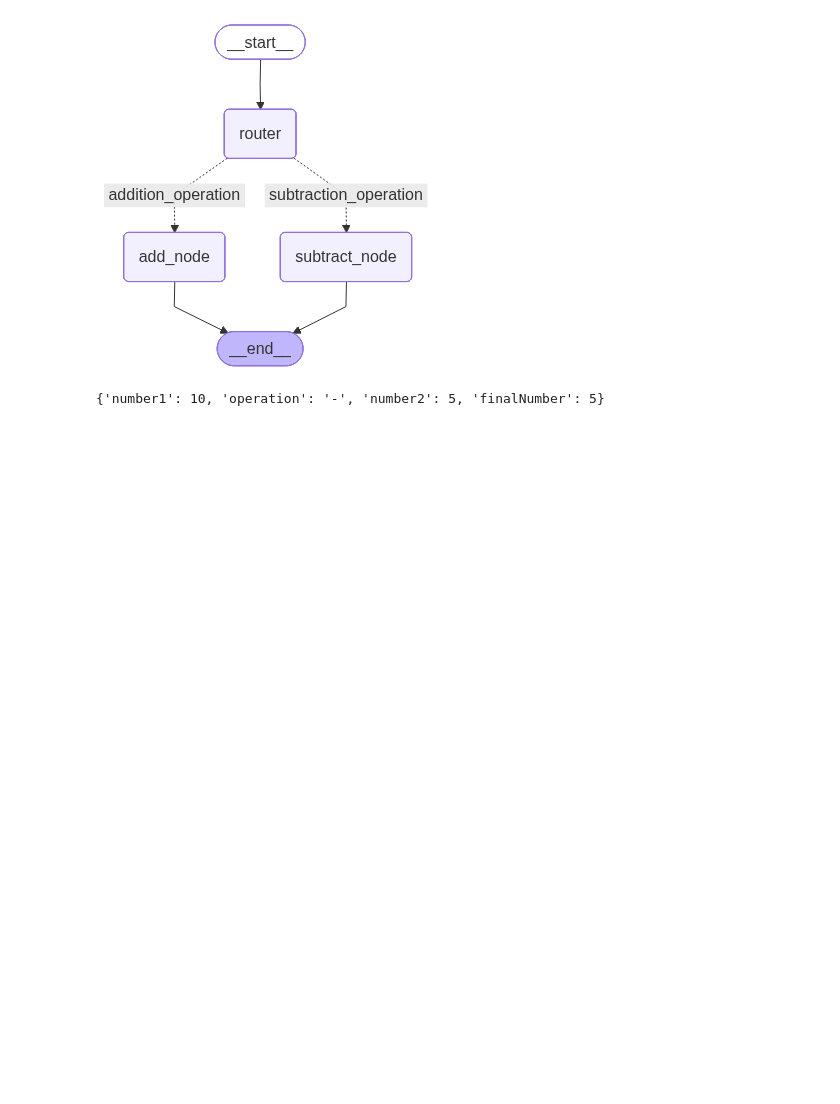
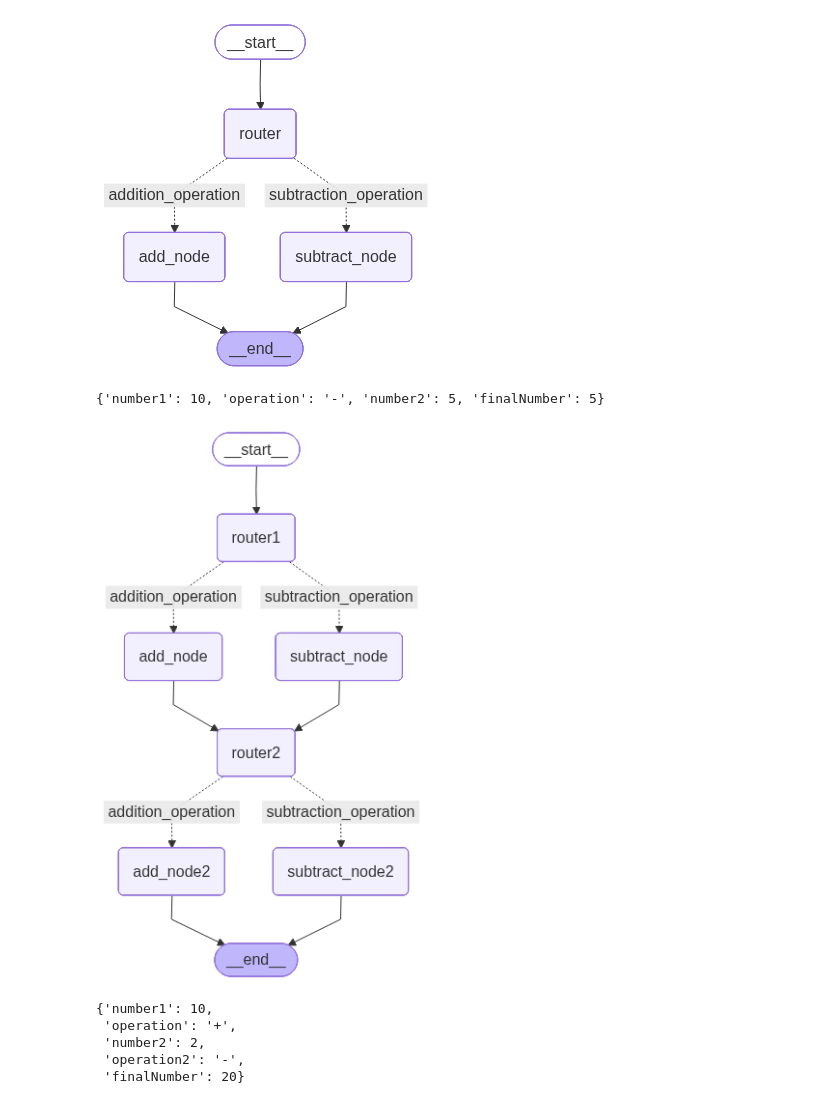
Before and after one commit to Menezes-Gus/Hornut, a Jupyter notebook: learning.ipynb, the cells around one changed output. Saved outputs shown, nothing was run; the diff lists cells and outputs as text; code cells hidden in the pictures; blank space fills up the shorter version.

```diff
--- a/learning.ipynb
+++ b/learning.ipynb
@@ -294,0 +332,49 @@ app.invoke(initial_state_1)
+# %%
+graph = StateGraph(AgentState)
+
+graph.add_node("add_node",adder)
+graph.add_node("subtract_node",subtractor)
+graph.add_node("add_node2",adder)
+graph.add_node("subtract_node2",subtractor)
+graph.add_node("router1",lambda state: state) #passthrough
+graph.add_node("router2",lambda state: state) #passthrough
+
+graph.add_edge(START, "router1")
+graph.add_conditional_edges("router1"
+                            , decide_next_node
+                            , {
+                                #Edge: Node
+                                "addition_operation":"add_node"
+                               , "subtraction_operation":"subtract_node"
+                               }
+                            )
+
+graph.add_edge("add_node", "router2")
+graph.add_edge("subtract_node", "router2")
+
+graph.add_conditional_edges("router2"
+                            , decide_next_node2
+                            , {
+                                #Edge: Node
+                                "addition_operation":"add_node2"
+                               , "subtraction_operation":"subtract_node2"
+                               }
+                            )
+
+graph.add_edge("add_node2", END)
+graph.add_edge("subtract_node2", END)
+
+app = graph.compile()
+# %%
+display(Image(app.get_graph().draw_mermaid_png()))
+# %% [output]
+[figure, added]
+# %%
+st = AgentState(number1=10, operation="+", number2=2, operation2="-", finalNumber=0)
+app.invoke(st)
+# %% [output]
+{'number1': 10,
+ 'operation': '+',
+ 'number2': 2,
+ 'operation2': '-',
+ 'finalNumber': 20}
```
Also changed, not shown: parts of 2 cells of this notebook.
